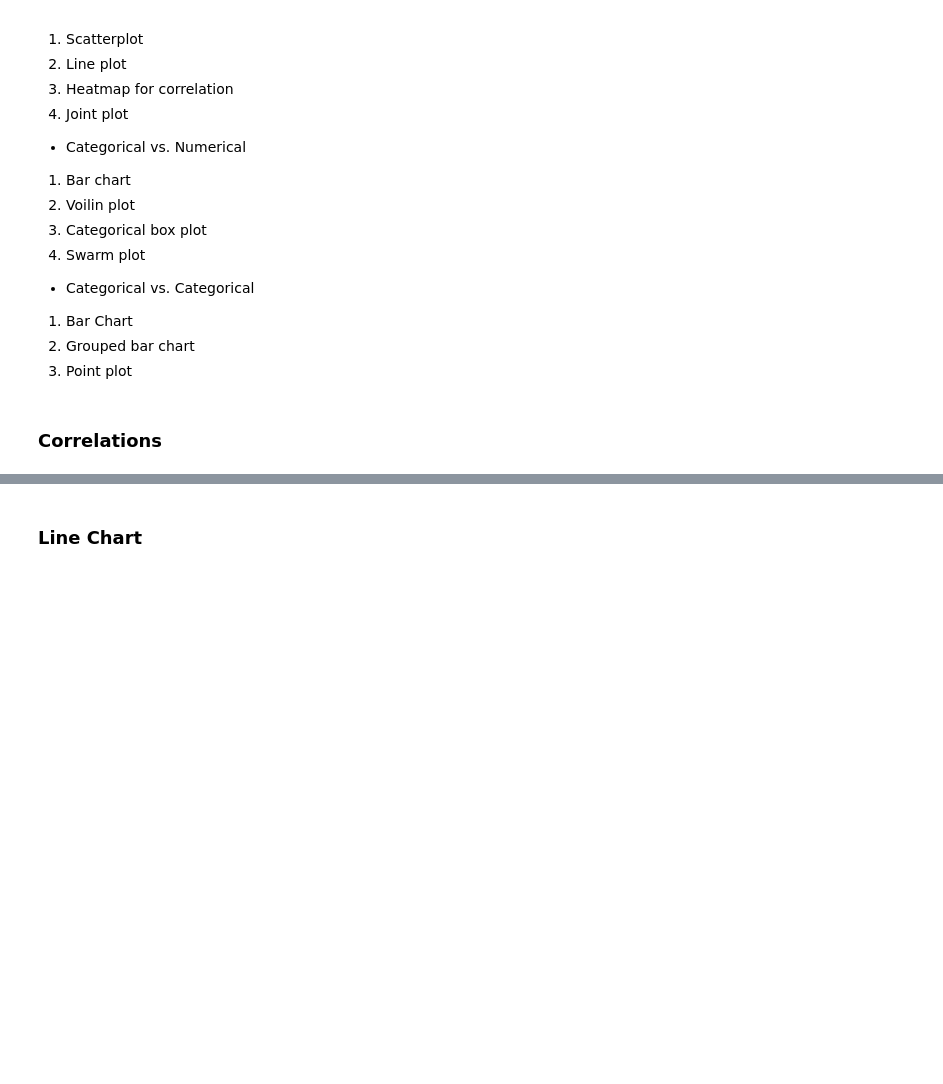
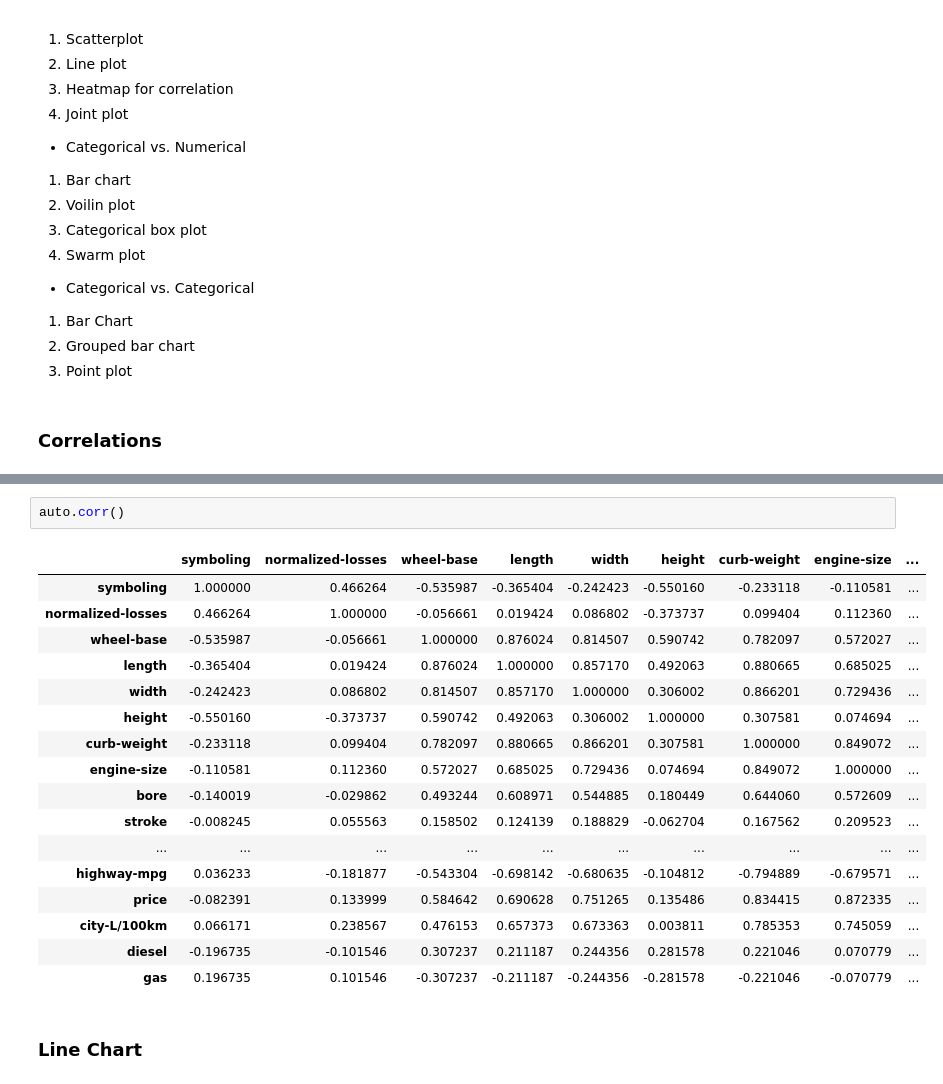
Before and after one commit to ZhangxjMia/Python, a Jupyter notebook: Exploratory_Data_Analysis_(EDA)_.ipynb, the cells around one changed output, grey strips where cells are left out. Saved outputs shown, nothing was run; the diff lists cells and outputs as text; blank space fills up the shorter version.

```diff
--- a/Exploratory_Data_Analysis_(EDA)_.ipynb
+++ b/Exploratory_Data_Analysis_(EDA)_.ipynb
@@ -228,4 +243,24 @@ plt.show()
 [figure]
+# %%
+auto.corr()
+# %% [output]
+|  | symboling | normalized-losses | wheel-base | length | width | height | curb-weight | engine-size | ... |
+| symboling | 1.000000 | 0.466264 | -0.535987 | -0.365404 | -0.242423 | -0.550160 | -0.233118 | -0.110581 | ... |
+| normalized-losses | 0.466264 | 1.000000 | -0.056661 | 0.019424 | 0.086802 | -0.373737 | 0.099404 | 0.112360 | ... |
+| wheel-base | -0.535987 | -0.056661 | 1.000000 | 0.876024 | 0.814507 | 0.590742 | 0.782097 | 0.572027 | ... |
+| length | -0.365404 | 0.019424 | 0.876024 | 1.000000 | 0.857170 | 0.492063 | 0.880665 | 0.685025 | ... |
+| width | -0.242423 | 0.086802 | 0.814507 | 0.857170 | 1.000000 | 0.306002 | 0.866201 | 0.729436 | ... |
+| height | -0.550160 | -0.373737 | 0.590742 | 0.492063 | 0.306002 | 1.000000 | 0.307581 | 0.074694 | ... |
+| curb-weight | -0.233118 | 0.099404 | 0.782097 | 0.880665 | 0.866201 | 0.307581 | 1.000000 | 0.849072 | ... |
+| engine-size | -0.110581 | 0.112360 | 0.572027 | 0.685025 | 0.729436 | 0.074694 | 0.849072 | 1.000000 | ... |
+| bore | -0.140019 | -0.029862 | 0.493244 | 0.608971 | 0.544885 | 0.180449 | 0.644060 | 0.572609 | ... |
+| stroke | -0.008245 | 0.055563 | 0.158502 | 0.124139 | 0.188829 | -0.062704 | 0.167562 | 0.209523 | ... |
+| ... | ... | ... | ... | ... | ... | ... | ... | ... | ... |
+| highway-mpg | 0.036233 | -0.181877 | -0.543304 | -0.698142 | -0.680635 | -0.104812 | -0.794889 | -0.679571 | ... |
+| price | -0.082391 | 0.133999 | 0.584642 | 0.690628 | 0.751265 | 0.135486 | 0.834415 | 0.872335 | ... |
+| city-L/100km | 0.066171 | 0.238567 | 0.476153 | 0.657373 | 0.673363 | 0.003811 | 0.785353 | 0.745059 | ... |
+| diesel | -0.196735 | -0.101546 | 0.307237 | 0.211187 | 0.244356 | 0.281578 | 0.221046 | 0.070779 | ... |
+| gas | 0.196735 | 0.101546 | -0.307237 | -0.211187 | -0.244356 | -0.281578 | -0.221046 | -0.070779 | ... |
 # %% [markdown]
 ### Line Chart
 # %%
```
Also changed, not shown: parts of 25 cells of this notebook.
